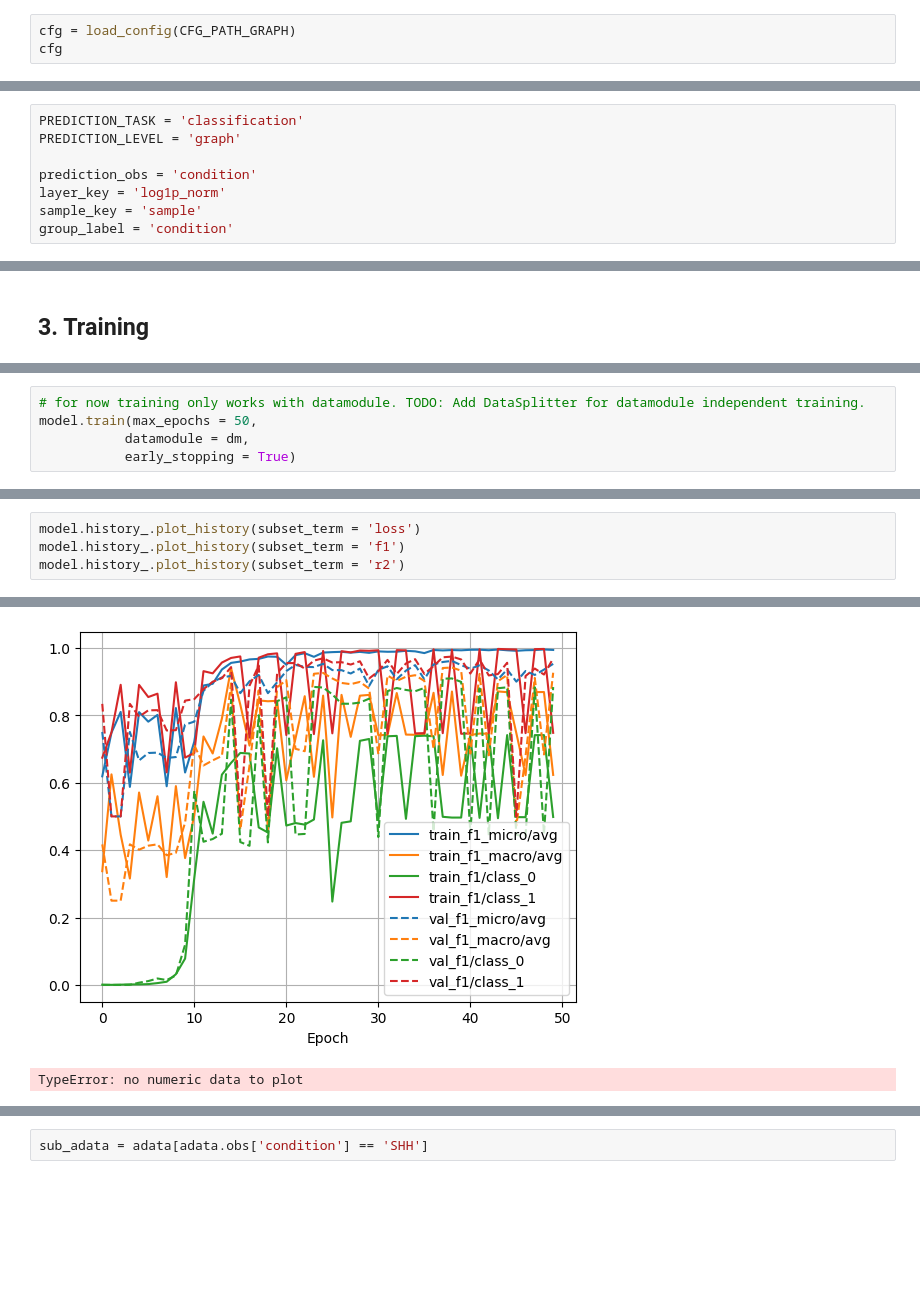
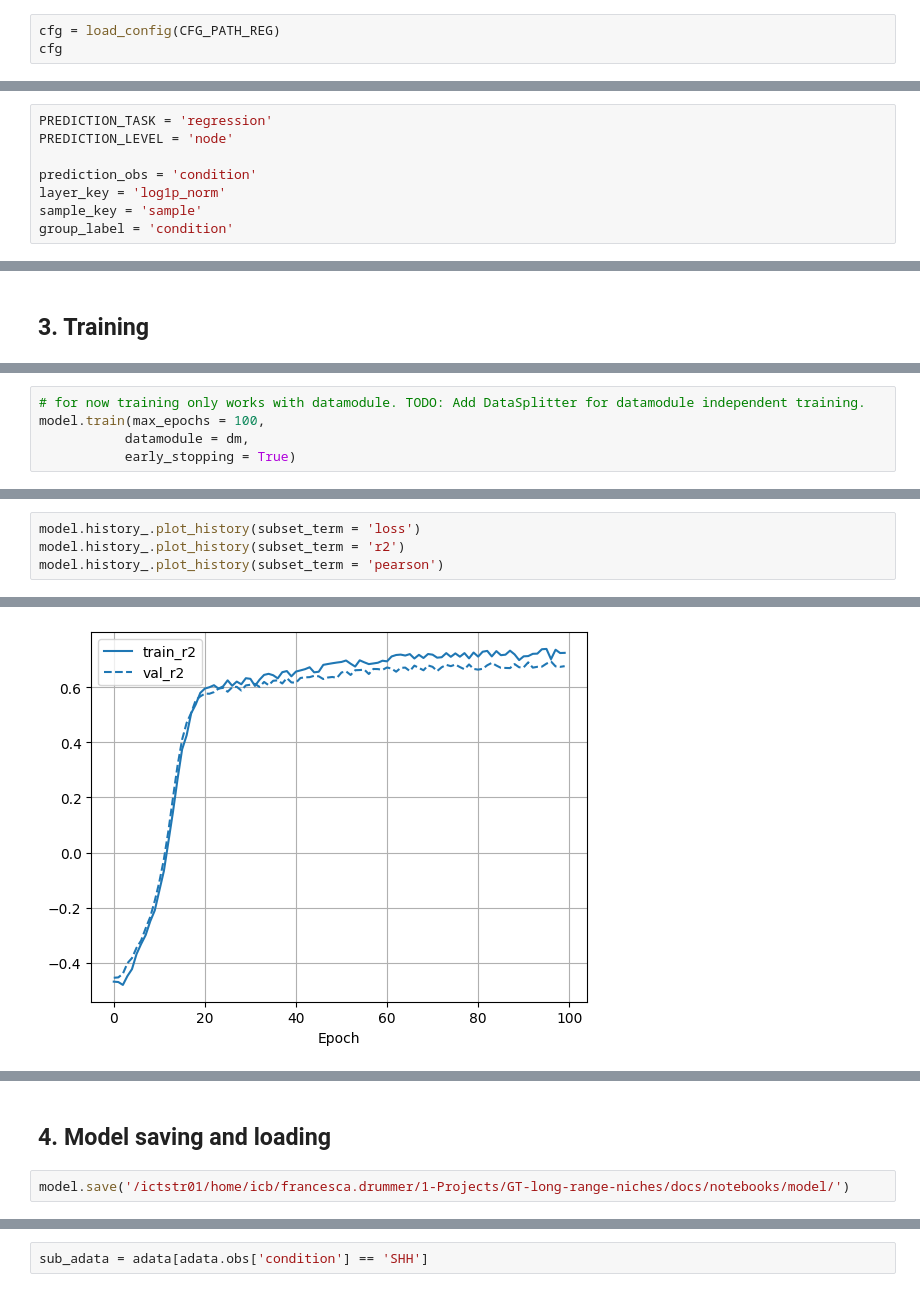
Before and after one commit to theislab/interscale, a Jupyter notebook: docs/notebooks/InterScale_LocalModel.ipynb, the cells around one changed output, grey strips where cells are left out. Saved outputs shown, nothing was run; the diff lists cells and outputs as text; blank space fills up the shorter version.

Commit message:
masking GlobalModel + save/load model

```diff
--- a/docs/notebooks/InterScale_LocalModel.ipynb
+++ b/docs/notebooks/InterScale_LocalModel.ipynb
@@ -23,7 +23,7 @@ CFG_PATH_REG = "/home/icb/francesca.drummer/1-Projects/GT-long-range-niches/src/
 
 We load a subset of the CosmX pancreas data containing T1D (type 1 diabetes) and ND (no diabetes) samples and the config file with the model specifications.
 # %%
-cfg = load_config(CFG_PATH_GRAPH)
+cfg = load_config(CFG_PATH_REG)
 cfg
 # %% [output]
 CfgNode({'wandb': CfgNode({'use': True, 'project_name': 'GTLongRange_Legnini23'}), 'model': CfgNode({'n_embed': 32, 'local_component': CfgNode({'name': 'GCN', 'load': None, 'parameters': CfgNode({'emb ...
@@ -78,8 +78,8 @@ Additionally, we define dataset specific keys:
 - `sample_key`: `adata.obs` used to split the samples into PyG Data objects
 - `group_label`: Optional: only if we have a `adata.obs` group that we want to stratify during sampling
 # %%
-PREDICTION_TASK = 'classification'
-PREDICTION_LEVEL = 'graph'
+PREDICTION_TASK = 'regression'
+PREDICTION_LEVEL = 'node'
 
 prediction_obs = 'condition'
 layer_key = 'log1p_norm'
@@ -199,6 +181,6 @@ DataBatch(x=[3283, 88], edge_index=[2, 32096], y=[3283, 2], obs_names=[3283], ma
 # %%
 # for now training only works with datamodule. TODO: Add DataSplitter for datamodule independent training.
-model.train(max_epochs = 50,
+model.train(max_epochs = 100,
            datamodule = dm,
            early_stopping = True)
 # %% [output]
@@ -270,5 +224,5 @@ torch.Size([3763, 2]) torch.Size([3763, 2])
 # %%
 model.history_.plot_history(subset_term = 'loss')
-model.history_.plot_history(subset_term = 'f1')
 model.history_.plot_history(subset_term = 'r2')
+model.history_.plot_history(subset_term = 'pearson')
 # %% [output]
@@ -276,2 +230 @@ model.history_.plot_history(subset_term = 'r2')
-[figure, old version]
+[figure, new version]
-TypeError: no numeric data to plot
@@ -277,0 +232,4 @@ TypeError: no numeric data to plot
+# %% [markdown]
+## 4. Model saving and loading
+# %%
+model.save('/ictstr01/home/icb/francesca.drummer/1-Projects/GT-long-range-niches/docs/notebooks/model/')
```
Also changed, not shown: parts of 17 cells of this notebook, 10 other files.
